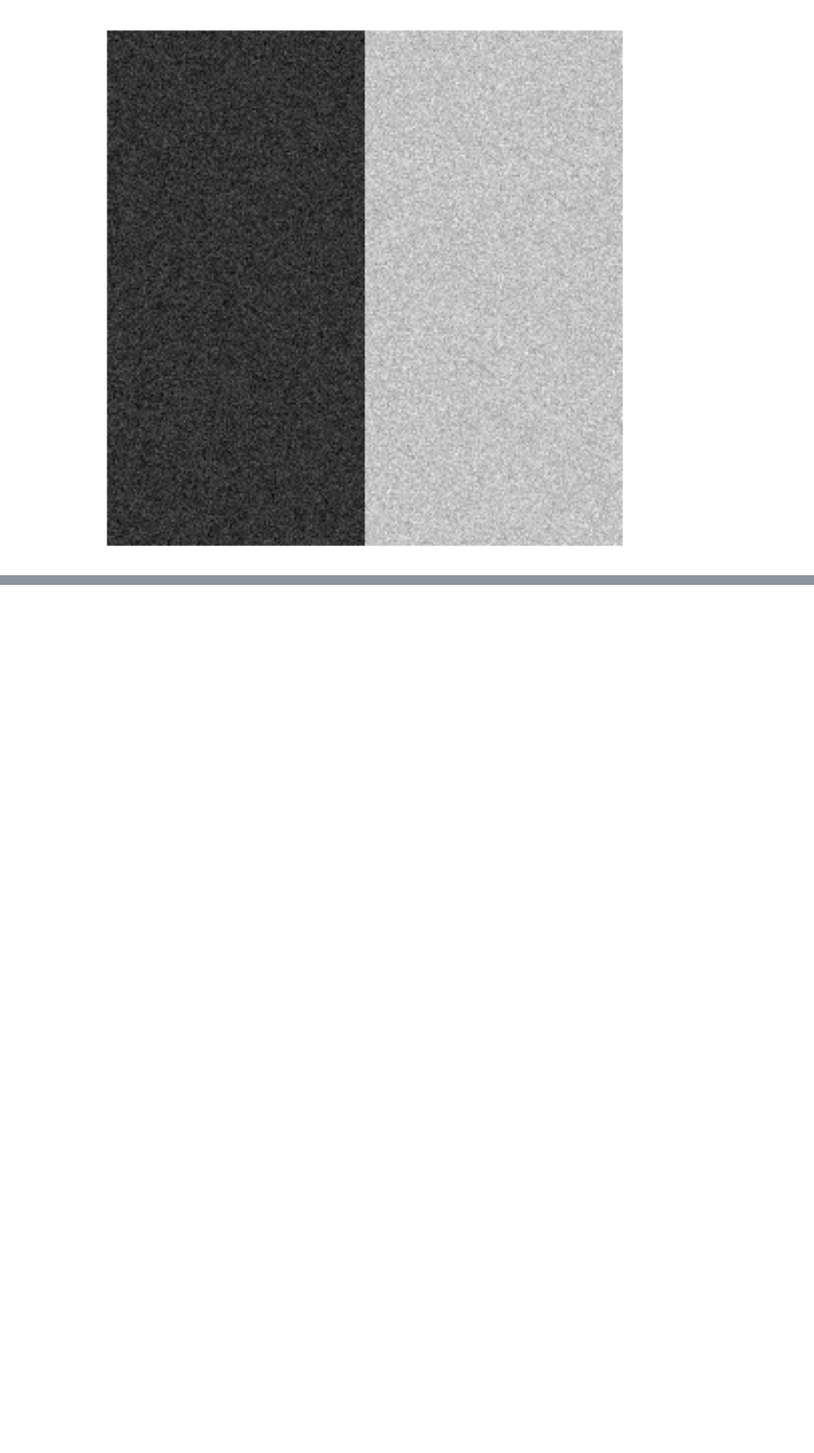
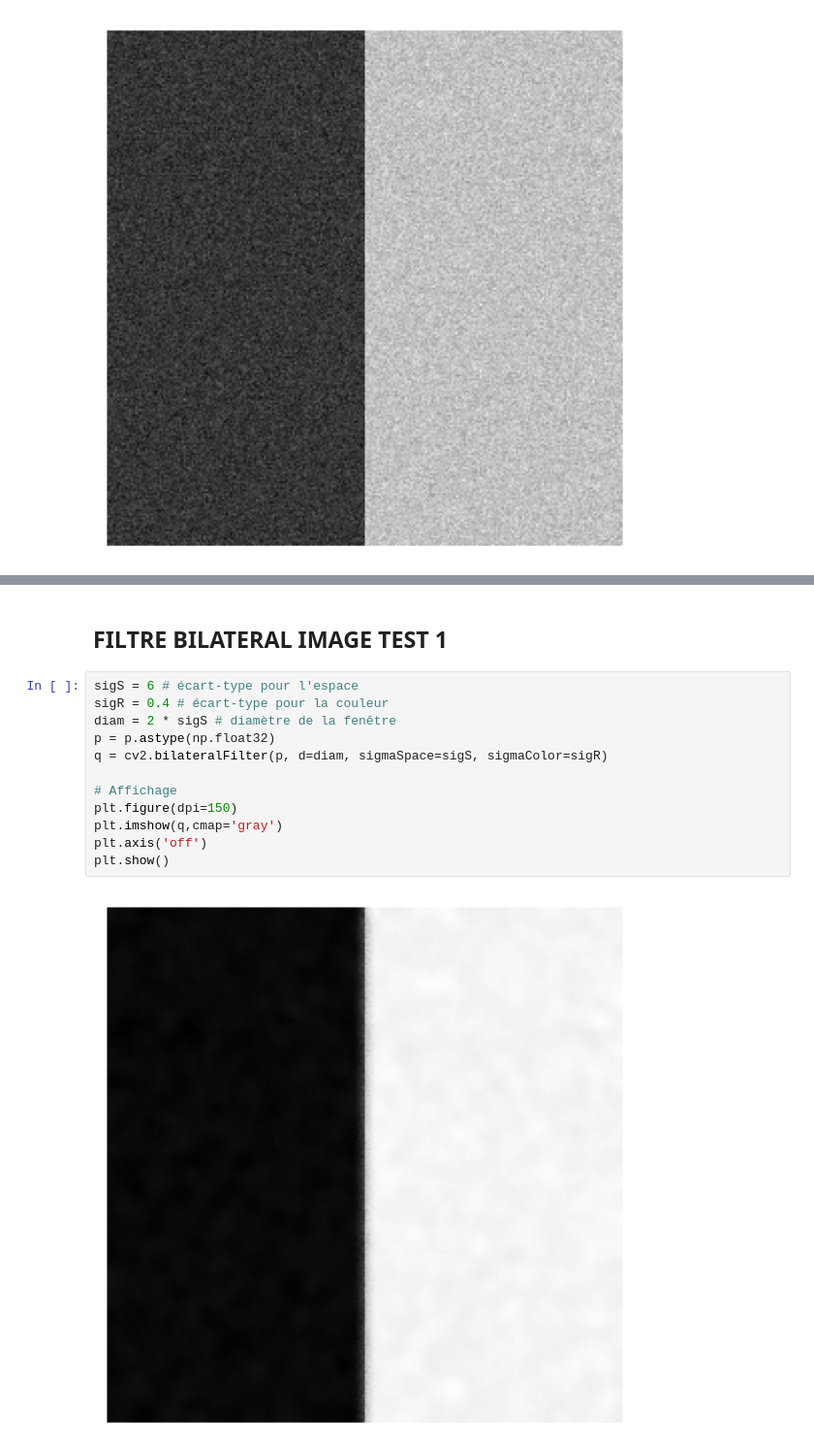
Before and after one commit to nizurc/2025-projet-S2-MMA-analyse-image, a Jupyter notebook: Guided Image Filtering.ipynb, the cells around one changed output, grey strips where cells are left out. Shown at 97% size. Drawn from its saved outputs; the diff is of its cells as text; blank space fills up the shorter version.

```diff
--- a/Guided Image Filtering.ipynb
+++ b/Guided Image Filtering.ipynb
@@ -39,0 +50,16 @@ plt.show()
+# %% [markdown]
+## FILTRE BILATERAL IMAGE TEST 1
+# %%
+sigS = 6 # écart-type pour l'espace
+sigR = 0.4 # écart-type pour la couleur
+diam = 2 * sigS # diamètre de la fenêtre
+p = p.astype(np.float32)
+q = cv2.bilateralFilter(p, d=diam, sigmaSpace=sigS, sigmaColor=sigR)
+
+# Affichage
+plt.figure(dpi=150)
+plt.imshow(q,cmap='gray')
+plt.axis('off')
+plt.show()
+# %% [output]
+[figure, added]
```
Also changed, not shown: parts of 16 cells of this notebook.
